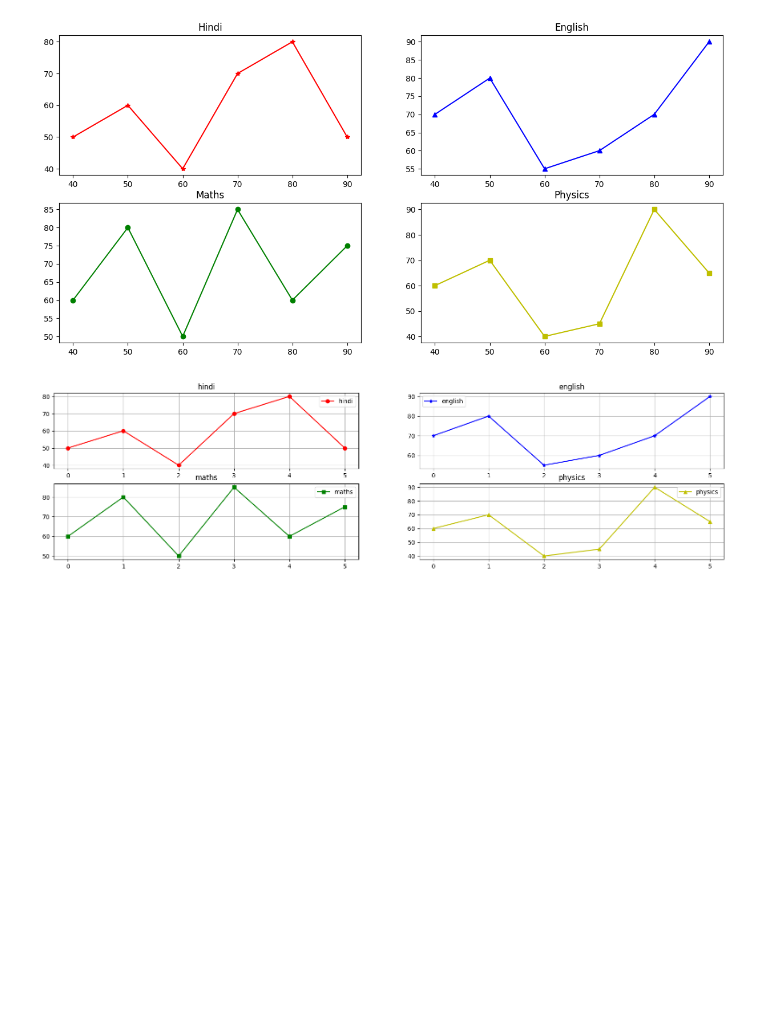
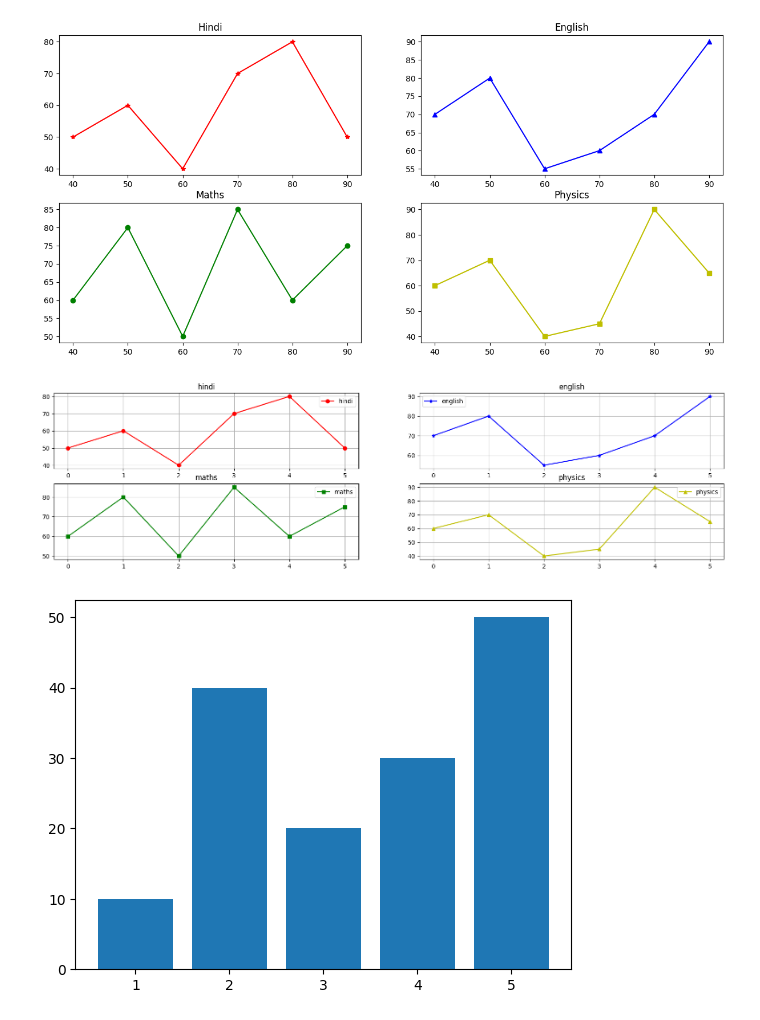
Before and after one commit to Utkash12/digipodium, a Jupyter notebook: data analysis/visualization_prac.ipynb, the cells around one changed output. Saved outputs shown, nothing was run; the diff lists cells and outputs as text; code cells hidden in the pictures; blank space fills up the shorter version.

```diff
--- a/data analysis/visualization_prac.ipynb
+++ b/data analysis/visualization_prac.ipynb
@@ -366,3 +366,10 @@ ax[1][1].legend()
 plt.show()
 # %% [output]
 [figure]
+# %%
+x=np.array([1,2,3,4,5])
+hindi=np.array([10,40,20,30,50])
+plt.bar(x,hindi)
+plt.show()
+# %% [output]
+[figure, added]
```
Also changed, not shown: parts of 1 cell of this notebook.
